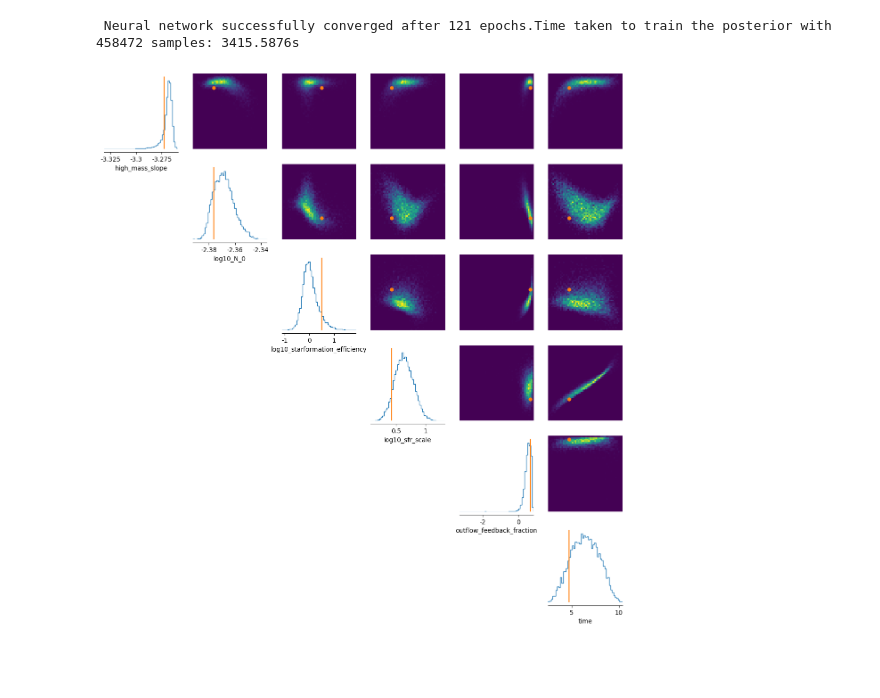
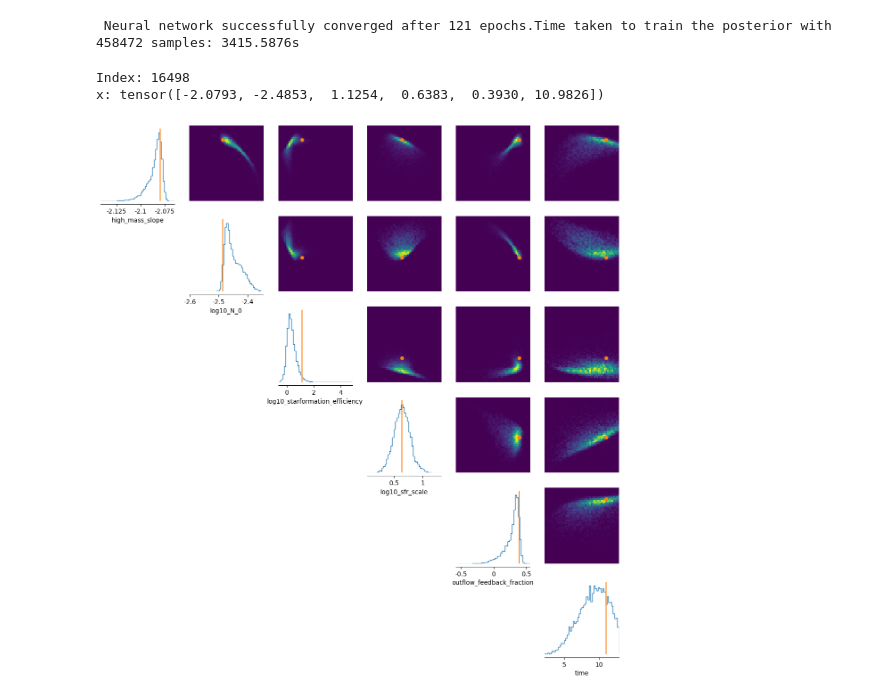
Before and after one commit to bGuenes/sbi_chemical_abundances, a Jupyter notebook: sbi_single_tiestep.ipynb, the cells around one changed output. Saved outputs shown, nothing was run; the diff lists cells and outputs as text; code cells hidden in the pictures; blank space fills up the shorter version.

```diff
--- a/sbi_single_tiestep.ipynb
+++ b/sbi_single_tiestep.ipynb
@@ -50,3 +17,0 @@ TypeError: 'float' object is not subscriptable
-# %%
-with open("data/posterior_SNPE_chempy.pickle", "wb") as f:
-    pickle.dump(posterior, f)
@@ -139,8 +89,8 @@ combined_priors = utils.MultipleIndependent(
 inference = SNPE(prior=combined_priors)
 # %%
 start = t.time()
-_ = inference.append_simulations(train_x, train_y).train()
-posterior = inference.build_posterior()
+density_estimator = inference.append_simulations(train_x, train_y).train()
+posterior = inference.build_posterior(density_estimator)
 print(f'Time taken to train the posterior with {len(train_y)} samples: {round(t.time() - start, 4)}s')
 # %% [output]
  Neural network successfully converged after 121 epochs.Time taken to train the posterior with 458472 samples: 3415.5876s
@@ -148,13 +98,15 @@ print(f'Time taken to train the posterior with {len(train_y)} samples: {round(t.
 with open("data/posterior_SNPE_chempy.pickle", "wb") as f:
     pickle.dump(posterior, f)
 # %%
-from sbi.analysis import pairplot
-
-index = 1000
+index = np.random.randint(0, len(val_x))
 x = val_x[index]
 y = val_y[index]
 
+print(f'Index: {index}')
+print(f'x: {x}')
 posterior_samples = posterior.sample((10000,), x=y)
 _ = pairplot(posterior_samples, figsize=(15, 15), points=x, labels=labels)
 # %% [output]
+Index: 16498
+x: tensor([-2.0793, -2.4853,  1.1254,  0.6383,  0.3930, 10.9826])
-[figure, old version]
+[figure, new version]
```
Also changed, not shown: parts of 11 cells of this notebook.
